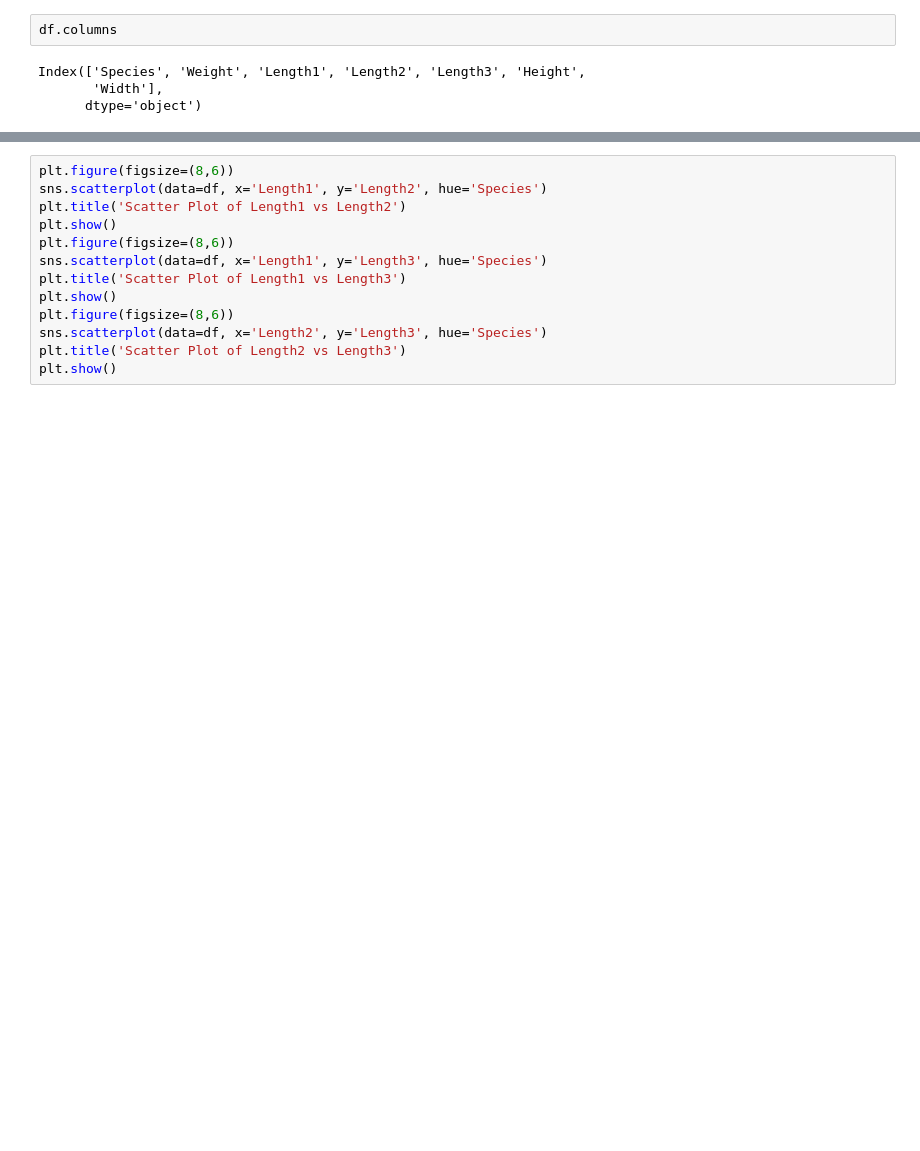
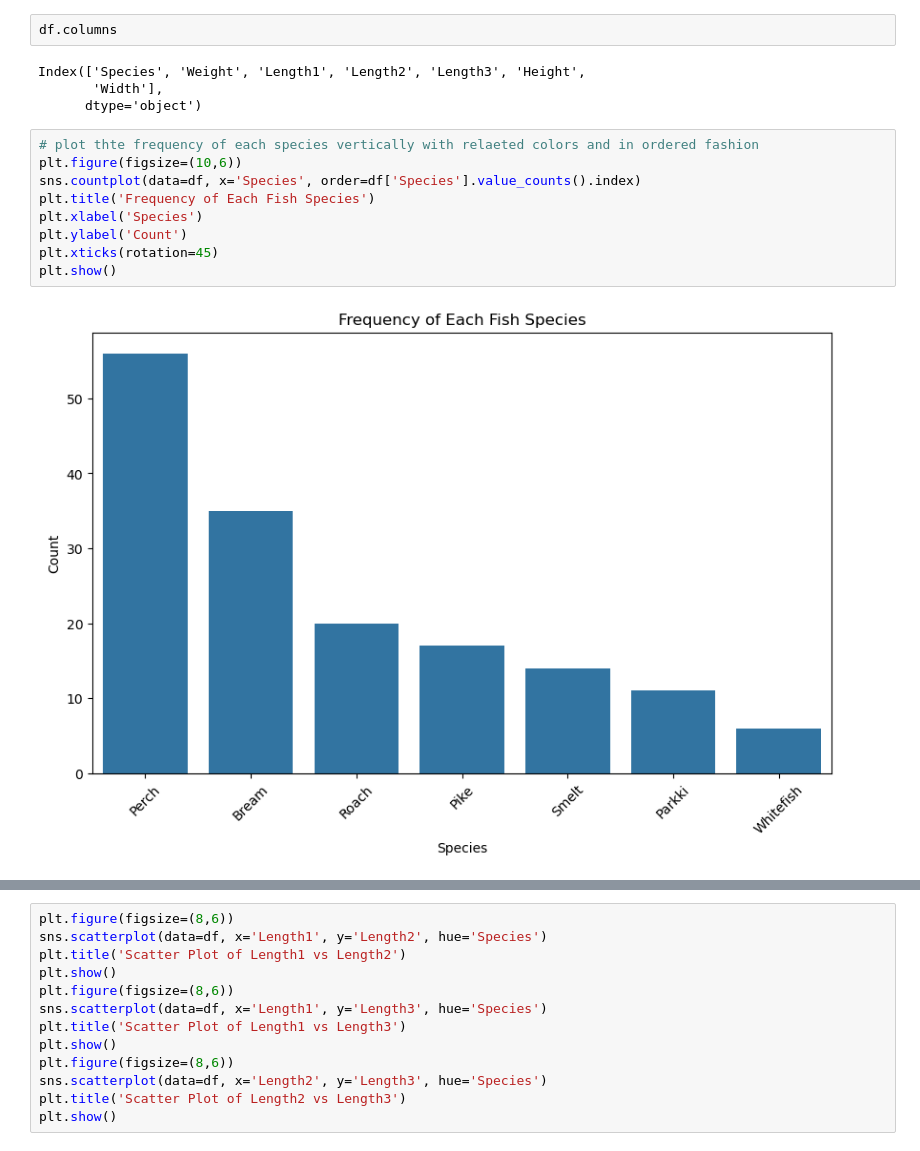
Before and after one commit to muratbek-kebtarum/ASDA_2025_Group_5_Portfolio, a Jupyter notebook: notebooks/week_07_group_5_notebook.ipynb, the cells around one changed output, grey strips where cells are left out. Drawn from its saved outputs; the diff is of its cells as text; blank space fills up the shorter version.

```diff
--- a/notebooks/week_07_group_5_notebook.ipynb
+++ b/notebooks/week_07_group_5_notebook.ipynb
@@ -98,3 +99,14 @@ df.columns
 Index(['Species', 'Weight', 'Length1', 'Length2', 'Length3', 'Height',
        'Width'],
       dtype='object')
+# %%
+# plot thte frequency of each species vertically with relaeted colors and in ordered fashion
+plt.figure(figsize=(10,6))
+sns.countplot(data=df, x='Species', order=df['Species'].value_counts().index)
+plt.title('Frequency of Each Fish Species')
+plt.xlabel('Species')
+plt.ylabel('Count')
+plt.xticks(rotation=45)
+plt.show()
+# %% [output]
+[figure, added]
```
Also changed, not shown: parts of 36 cells of this notebook.
